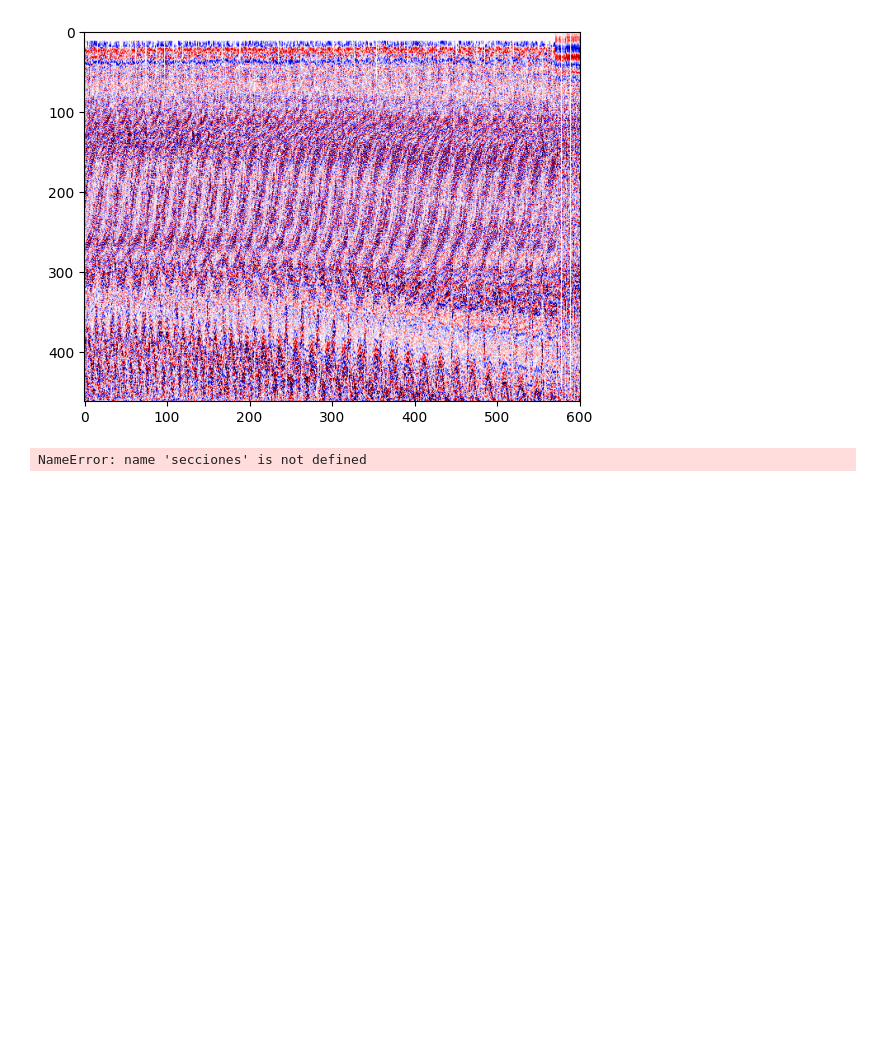
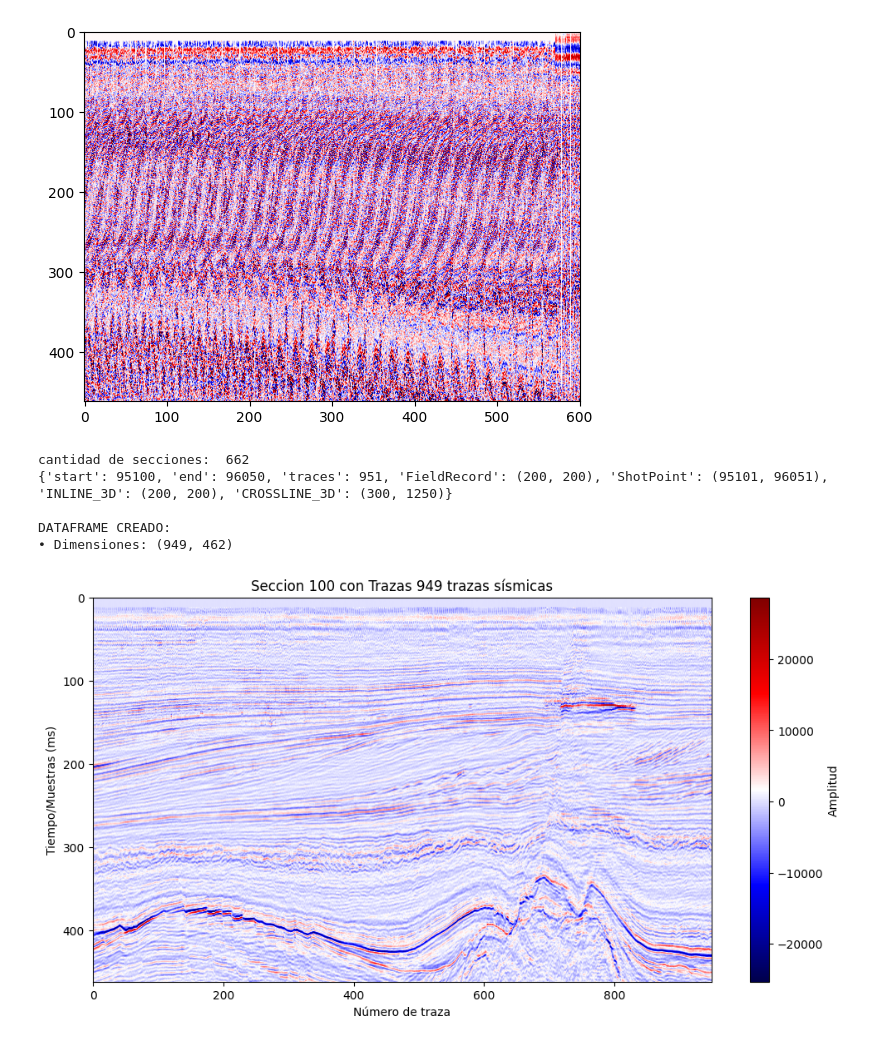
Before and after one commit to ricardomussett/seismic, a Jupyter notebook: nb.ipynb, the cells around one changed output. Drawn from its saved outputs; the diff is of its cells as text; code cells hidden in the pictures; blank space fills up the shorter version.

```diff
--- a/nb.ipynb
+++ b/nb.ipynb
@@ -297,35 +297,42 @@ plt.imshow(section.T,
 <matplotlib.image.AxesImage at 0x...>
 [figure]
 # %%
-n_secciones = 1
+n_secciones = 100
 
 print("cantidad de secciones: ",len(secciones))
 
 max_n = secciones[n_secciones]['end']
 min_n = secciones[n_secciones]['start']
 
 print(secciones[n_secciones])
 
 # Abrir el archivo ignorando la geometría
 with segyio.open(sgy_path, "r", ignore_geometry=True) as segyfile:
 
     # Leer todas las trazas
     data = np.array([segyfile.trace[i] for i in range(max_n) if i > min_n and i < max_n])
+
+    np.save("data.npy", data)
 
     # Crear DataFrame con las trazas
     df_trazas = pd.DataFrame(data)
 
 
     print("\nDATAFRAME CREADO:")
     print(f"• Dimensiones: {df_trazas.shape}")
 
     # Visualizar la primera traza
     plt.figure(figsize=(12, 6))
     plt.imshow(df_trazas.iloc[:, :].T, aspect='auto', cmap='seismic')
     plt.title(f'Seccion {n_secciones} con Trazas {len(df_trazas)} trazas sísmicas')
     plt.xlabel('Número de traza')
     plt.ylabel('Tiempo/Muestras (ms)')
     plt.colorbar(label='Amplitud')
     plt.show()
 # %% [output]
-NameError: name 'secciones' is not defined
+cantidad de secciones:  662
+{'start': 95100, 'end': 96050, 'traces': 951, 'FieldRecord': (200, 200), 'ShotPoint': (95101, 96051), 'INLINE_3D': (200, 200), 'CROSSLINE_3D': (300, 1250)}
+
+DATAFRAME CREADO:
+• Dimensiones: (949, 462)
+[figure, added]
```
Also changed, not shown: 2 other files.
